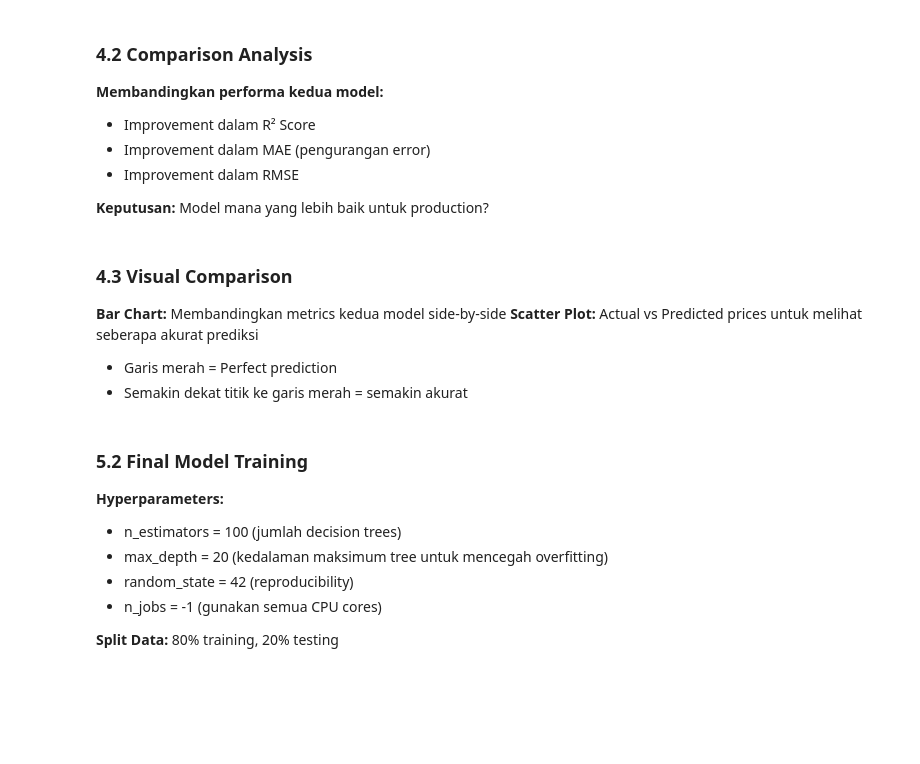
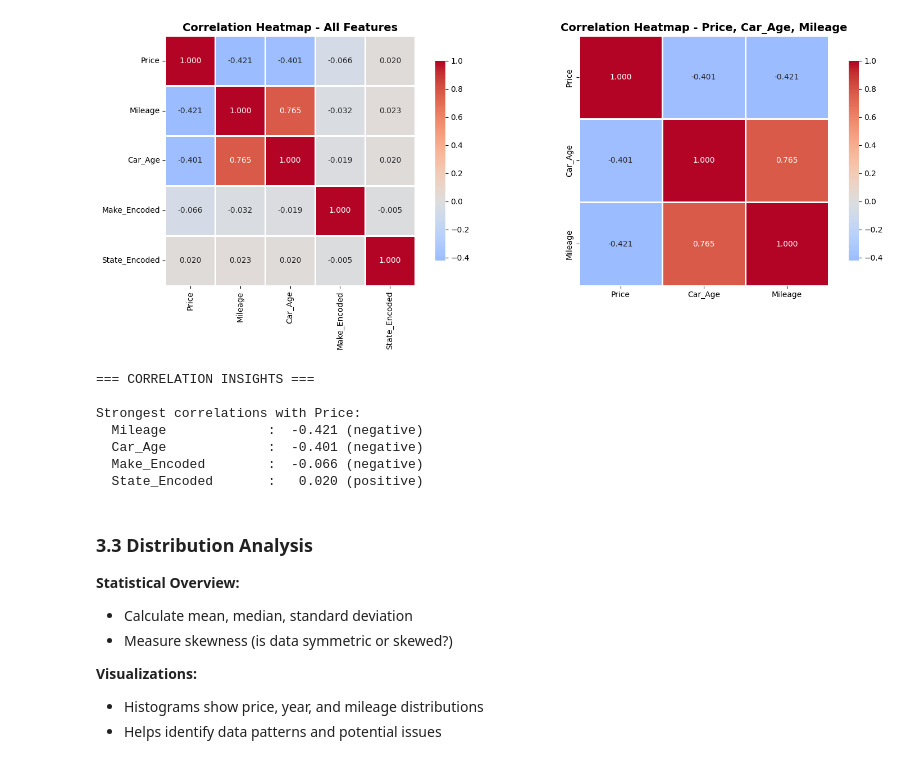
Before and after one commit to prettycoolflacko/Used_car_prediction-DS, a Jupyter notebook: cars.ipynb, the cells around one changed output. Drawn from its saved outputs; the diff is of its cells as text; code cells hidden in the pictures; blank space fills up the shorter version.

```diff
--- a/cars.ipynb
+++ b/cars.ipynb
@@ -306,49 +371,48 @@ print(f"Dataset ready for modeling: {df_clean.shape[0]:,} rows × {df_clean.shap
-# %% [markdown]
-### 4.2 Comparison Analysis
-
-**Membandingkan performa kedua model:**
-- Improvement dalam R² Score
-- Improvement dalam MAE (pengurangan error)
-- Improvement dalam RMSE
-
-**Keputusan:** Model mana yang lebih baik untuk production?
-# %% [markdown]
-### 4.3 Visual Comparison
-
-**Bar Chart:** Membandingkan metrics kedua model side-by-side
-**Scatter Plot:** Actual vs Predicted prices untuk melihat seberapa akurat prediksi
-- Garis merah = Perfect prediction
-- Semakin dekat titik ke garis merah = semakin akurat
 # %%
-# Correlation Analysis
-fig, axes = plt.subplots(1, 2, figsize=(15, 4))
+# Correlation Heatmap
+fig, axes = plt.subplots(1, 2, figsize=(16, 6))
 
-# First heatmap - All features
-numerical_cols = ['Price', 'Mileage', 'Car_Age', 'Make_Encoded', 'State_Encoded']
-correlation = df_clean[numerical_cols].corr()
-sns.heatmap(correlation, annot=True, fmt=".2f", cmap='coolwarm', cbar=True,
-            square=True, linewidths=0.5, ax=axes[0])
+# Heatmap 1: All Features
+correlation = df_clean[['Price', 'Mileage', 'Car_Age', 'Make_Encoded', 'State_Encoded']].corr()
+sns.heatmap(correlation, annot=True, fmt='.3f', cmap='coolwarm', center=0,
+            square=True, linewidths=1, cbar_kws={"shrink": 0.8}, ax=axes[0])
 axes[0].set_title('Correlation Heatmap - All Features', fontsize=14, fontweight='bold')
 
-# Second heatmap - Price, Car_Age, Mileage
-numerical_cols2 = ['Price', 'Car_Age', 'Mileage']
-correlation2 = df_clean[numerical_cols2].corr()
-sns.heatmap(correlation2, annot=True, fmt=".2f", cmap='viridis', cbar=True,
-            square=True, linewidths=0.5, ax=axes[1])
+# Heatmap 2: Price, Car_Age, Mileage Only
+correlation2 = df_clean[['Price', 'Car_Age', 'Mileage']].corr()
+sns.heatmap(correlation2, annot=True, fmt='.3f', cmap='coolwarm', center=0,
+            square=True, linewidths=1, cbar_kws={"shrink": 0.8}, ax=axes[1])
 axes[1].set_title('Correlation Heatmap - Price, Car_Age, Mileage', fontsize=14, fontweight='bold')
 
 plt.tight_layout()
 plt.show()
+
+# Print correlation insights
+print("=== CORRELATION INSIGHTS ===")
+print("\nStrongest correlations with Price:")
+numerical_cols = ['Price', 'Mileage', 'Car_Age', 'Make_Encoded', 'State_Encoded']
+price_corr = correlation['Price'].drop('Price').abs().sort_values(ascending=False)
+for feature, corr_value in price_corr.items():
+    print(f"  {feature:20s}: {correlation['Price'][feature]:7.3f} ({'negative' if correlation['Price'][feature] < 0 else 'positive'})")
+# %% [output]
+[figure, added]
+=== CORRELATION INSIGHTS ===
+
+Strongest correlations with Price:
+  Mileage             :  -0.421 (negative)
+  Car_Age             :  -0.401 (negative)
+  Make_Encoded        :  -0.066 (negative)
+  State_Encoded       :   0.020 (positive)
-# %% [markdown]
-### 5.2 Final Model Training
-
-**Hyperparameters:**
-- n_estimators = 100 (jumlah decision trees)
-- max_depth = 20 (kedalaman maksimum tree untuk mencegah overfitting)
-- random_state = 42 (reproducibility)
-- n_jobs = -1 (gunakan semua CPU cores)
-
-**Split Data:** 80% training, 20% testing
+# %% [markdown]
+### 3.3 Distribution Analysis
+
+**Statistical Overview:**
+- Calculate mean, median, standard deviation
+- Measure skewness (is data symmetric or skewed?)
+
+**Visualizations:**
+- Histograms show price, year, and mileage distributions
+- Helps identify data patterns and potential issues
 # %%
 # Distribution Analysis of Key Features
 print("=== DISTRIBUTION STATISTICS ===")
```
Also changed, not shown: parts of 56 cells of this notebook, 7 other files.
